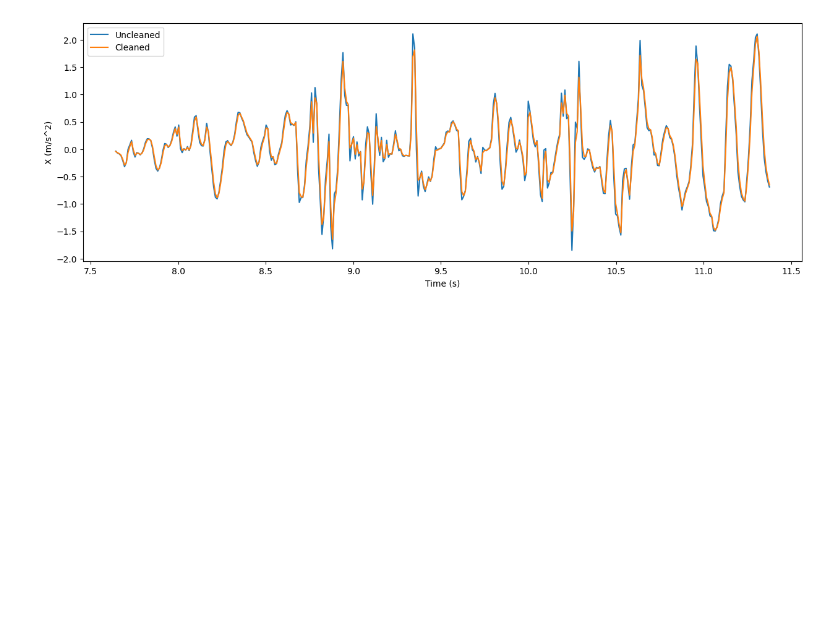
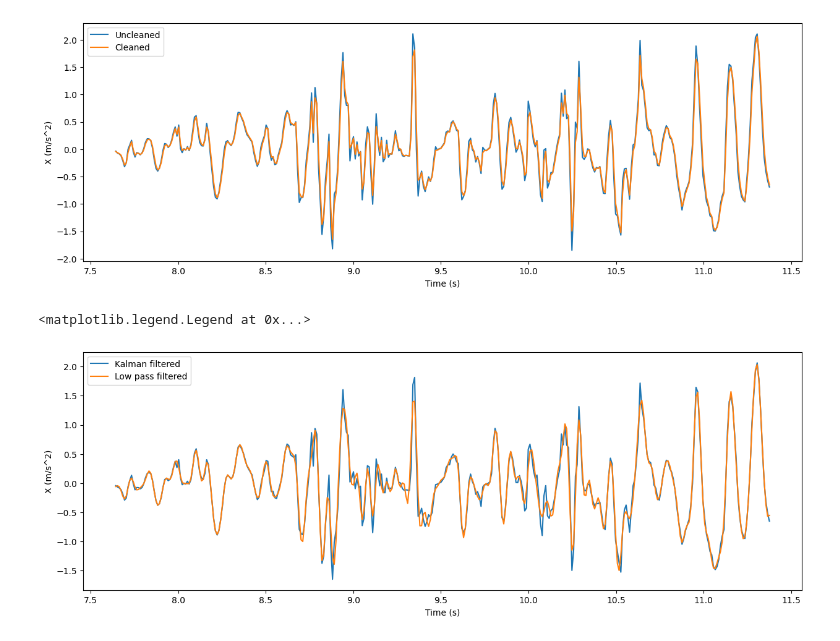
Before and after one commit to rohanzonneveld/ML4QS, a Jupyter notebook: Assignment/DataCleaning.ipynb, the cells around one changed output. Cells and saved outputs as stored; diff of their text form; code cells hidden in the pictures; blank space fills up the shorter version.

Commit message:
Data Cleaning

```diff
--- a/Assignment/DataCleaning.ipynb
+++ b/Assignment/DataCleaning.ipynb
@@ -32,3 +21,14 @@ acc = kf.apply_kalman_filter(acc, 'X (m/s^2)')
+# %%
+# apply Kalman filter
+kf = KalmanFilters()
+acc = kf.apply_kalman_filter(acc, 'X (m/s^2)')
+acc = kf.apply_kalman_filter(acc, 'Y (m/s^2)')
+acc = kf.apply_kalman_filter(acc, 'Z (m/s^2)')
+gyro = kf.apply_kalman_filter(gyro, 'X (rad/s)')
+gyro = kf.apply_kalman_filter(gyro, 'Y (rad/s)')
+gyro = kf.apply_kalman_filter(gyro, 'Z (rad/s)')
+baro = kf.apply_kalman_filter(baro, 'X (hPa)')
+loc = kf.apply_kalman_filter(loc, 'Velocity (m/s)')
 # %%
 # plot uncleaned and cleaned data in same plot
 plt.figure(figsize=(15, 5))
@@ -40,3 +40,25 @@ plt.legend()
 # %% [output]
 <matplotlib.legend.Legend at 0x...>
 [figure]
+# %%
+# apply low pass filter
+lpf = LowPassFilter()
+acc = lpf.low_pass_filter(acc, 'X (m/s^2)_kalman', 100, 20, order=20)
+acc = lpf.low_pass_filter(acc, 'Y (m/s^2)_kalman', 100, 20, order=20)
+acc = lpf.low_pass_filter(acc, 'Z (m/s^2)_kalman', 100, 20, order=20)
+gyro = lpf.low_pass_filter(gyro, 'X (rad/s)_kalman', 100, 20, order=20)
+gyro = lpf.low_pass_filter(gyro, 'Y (rad/s)_kalman', 100, 20, order=20)
+gyro = lpf.low_pass_filter(gyro, 'Z (rad/s)_kalman', 100, 20, order=20)
+baro = lpf.low_pass_filter(baro, 'X (hPa)_kalman', 100, 20, order=20)
+loc = lpf.low_pass_filter(loc, 'Velocity (m/s)_kalman', 100, 20, order=20)
+# %%
+# plot kalman filtered and low pass filtered data in same plot
+plt.figure(figsize=(15, 5))
+plt.plot(acc['Time (s)'][free_style], acc['X (m/s^2)_kalman'][free_style], label='Kalman filtered')
+plt.plot(acc['Time (s)'][free_style], acc['X (m/s^2)_kalman_lowpass'][free_style], label='Low pass filtered')
+plt.xlabel('Time (s)')
+plt.ylabel('X (m/s^2)')
+plt.legend()
+# %% [output]
+<matplotlib.legend.Legend at 0x...>
+[figure, added]
```
Also changed, not shown: parts of 5 cells of this notebook, 5 other files.
